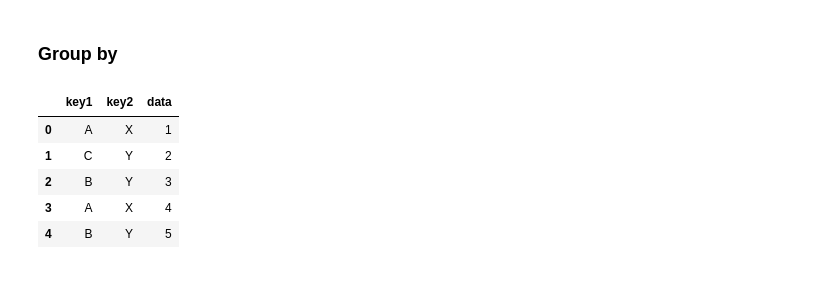
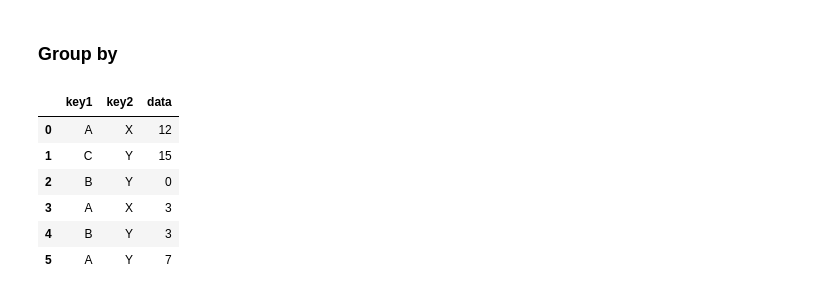
Before and after one commit to hc-sun/python-data-science, a Jupyter notebook: pandas.ipynb, the cells around one changed output. Drawn from its saved outputs; the diff is of its cells as text; code cells hidden in the pictures.

```diff
--- a/pandas.ipynb
+++ b/pandas.ipynb
@@ -572,12 +572,14 @@ df1.compare(df2)
 # %% [markdown]
 ### Group by
 # %%
-df = pd.DataFrame({'key1': ['A', 'C', 'B', 'A', 'B'], 'key2': ['X', 'Y', 'Y', 'X', 'Y'], 'data': [1, 2, 3, 4, 5]})
+np.random.seed(0)
+df = pd.DataFrame({'key1': ['A', 'C', 'B', 'A', 'B', 'A'], 'key2': ['X', 'Y', 'Y', 'X', 'Y', 'Y'], 'data': np.random.randint(0, 20, 6)})
 df
 # %% [output]
 |  | key1 | key2 | data |
-| 0 | A | X | 1 |
-| 1 | C | Y | 2 |
-| 2 | B | Y | 3 |
-| 3 | A | X | 4 |
-| 4 | B | Y | 5 |
+| 0 | A | X | 12 |
+| 1 | C | Y | 15 |
+| 2 | B | Y | 0 |
+| 3 | A | X | 3 |
+| 4 | B | Y | 3 |
+| 5 | A | Y | 7 |
```
Also changed, not shown: parts of 13 cells of this notebook.
